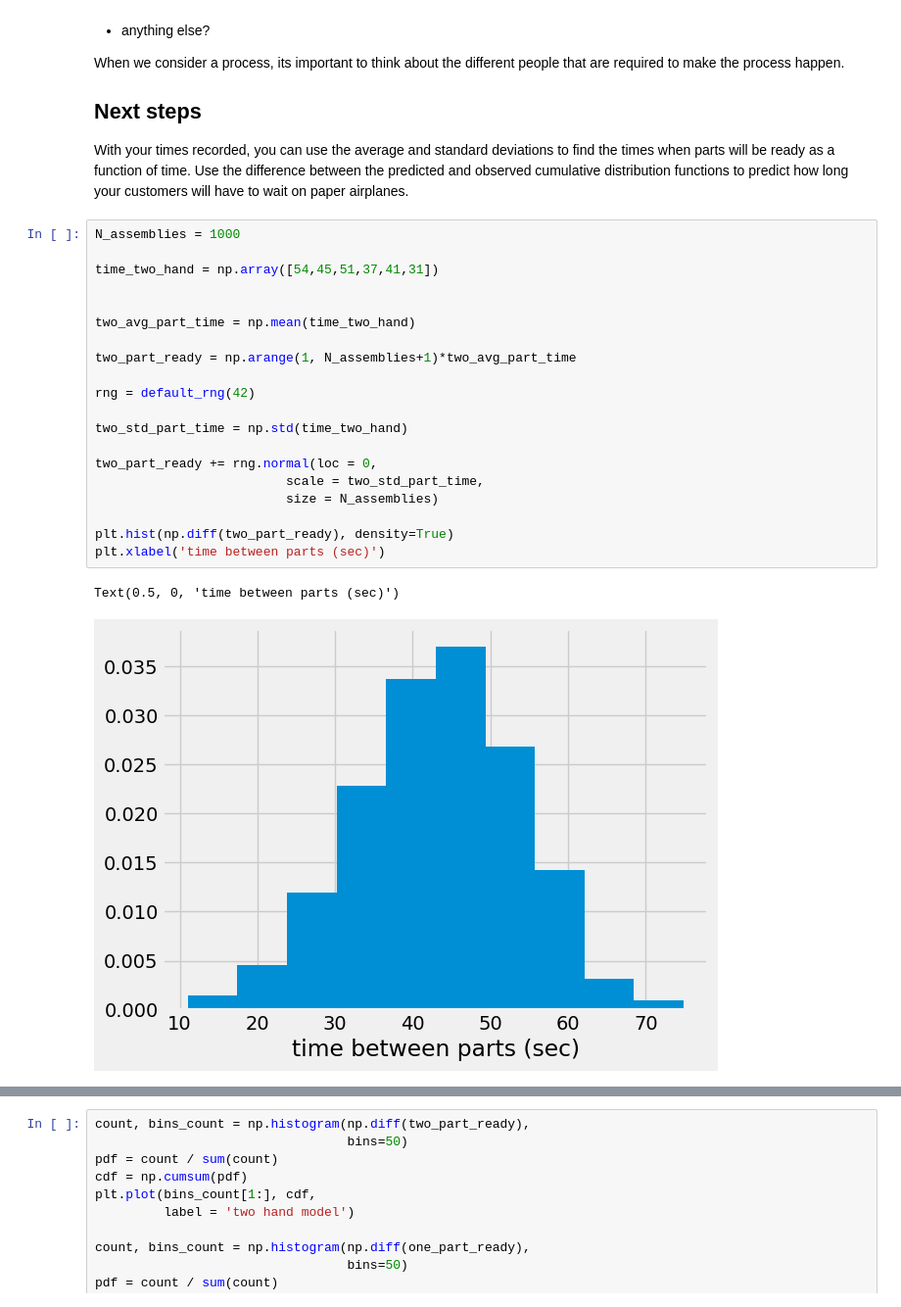
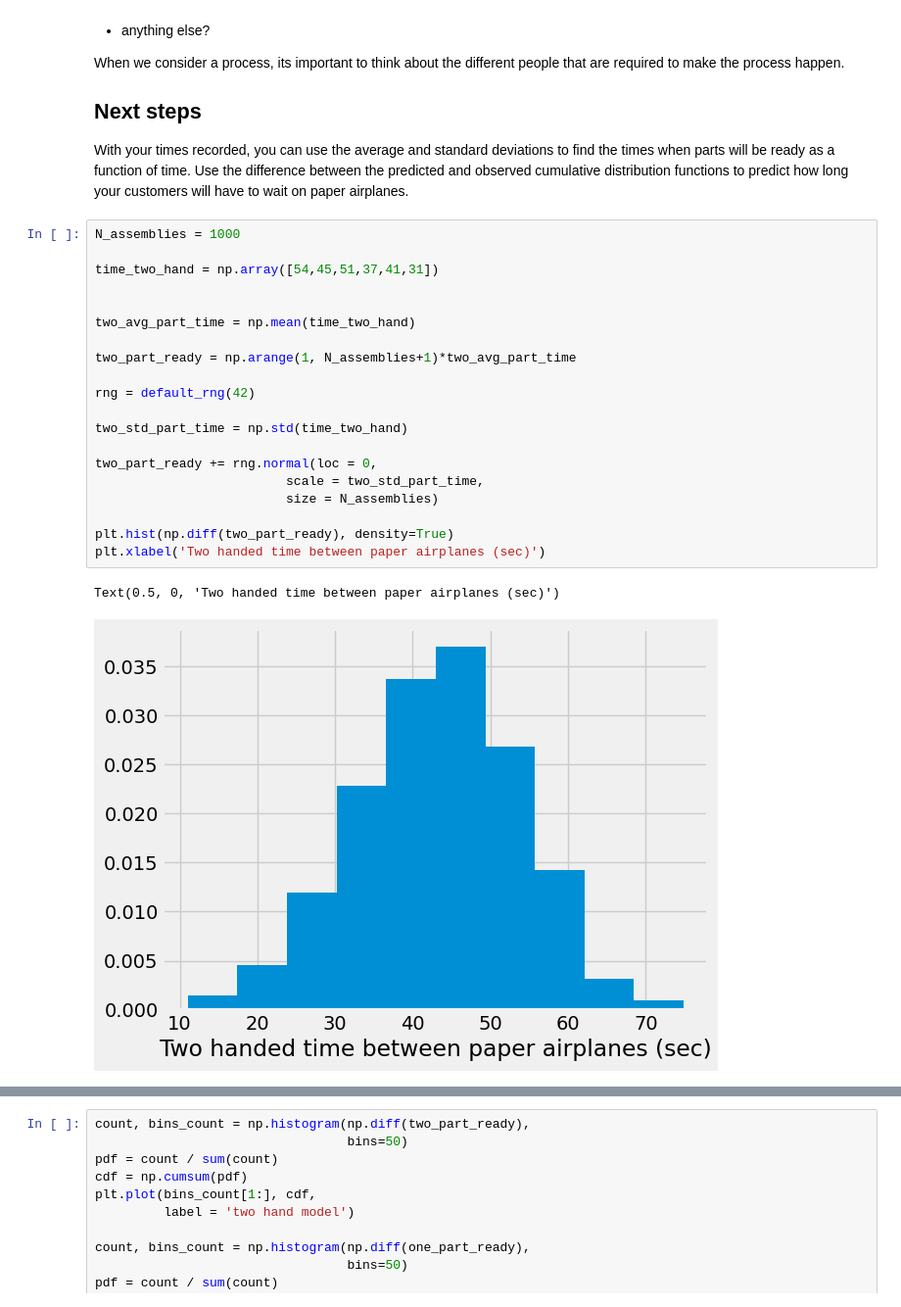
Before and after one commit to TylerBerendsohn/computational-mechanics, a Jupyter notebook: module_01/HW_05.ipynb, the cells around one changed output, grey strips where cells are left out. Shown: that part at 98% size. Drawn from its saved outputs; the diff is of its cells as text.

```diff
--- a/module_01/HW_05.ipynb
+++ b/module_01/HW_05.ipynb
@@ -30,26 +30,26 @@ With your times recorded, you can use the average and standard deviations to fin
 # %%
 N_assemblies = 1000
 
 time_two_hand = np.array([54,45,51,37,41,31])
 
 
 two_avg_part_time = np.mean(time_two_hand)
 
 two_part_ready = np.arange(1, N_assemblies+1)*two_avg_part_time
 
 rng = default_rng(42)
 
 two_std_part_time = np.std(time_two_hand)
 
 two_part_ready += rng.normal(loc = 0,
                          scale = two_std_part_time,
                          size = N_assemblies)
 
 plt.hist(np.diff(two_part_ready), density=True)
-plt.xlabel('time between parts (sec)')
+plt.xlabel('Two handed time between paper airplanes (sec)')
 # %% [output]
-Text(0.5, 0, 'time between parts (sec)')
+Text(0.5, 0, 'Two handed time between paper airplanes (sec)')
-[figure, old version]
+[figure, new version]
 # %%
 N_assemblies = 1000
 
```
Also changed, not shown: parts of 1 cell of this notebook.
